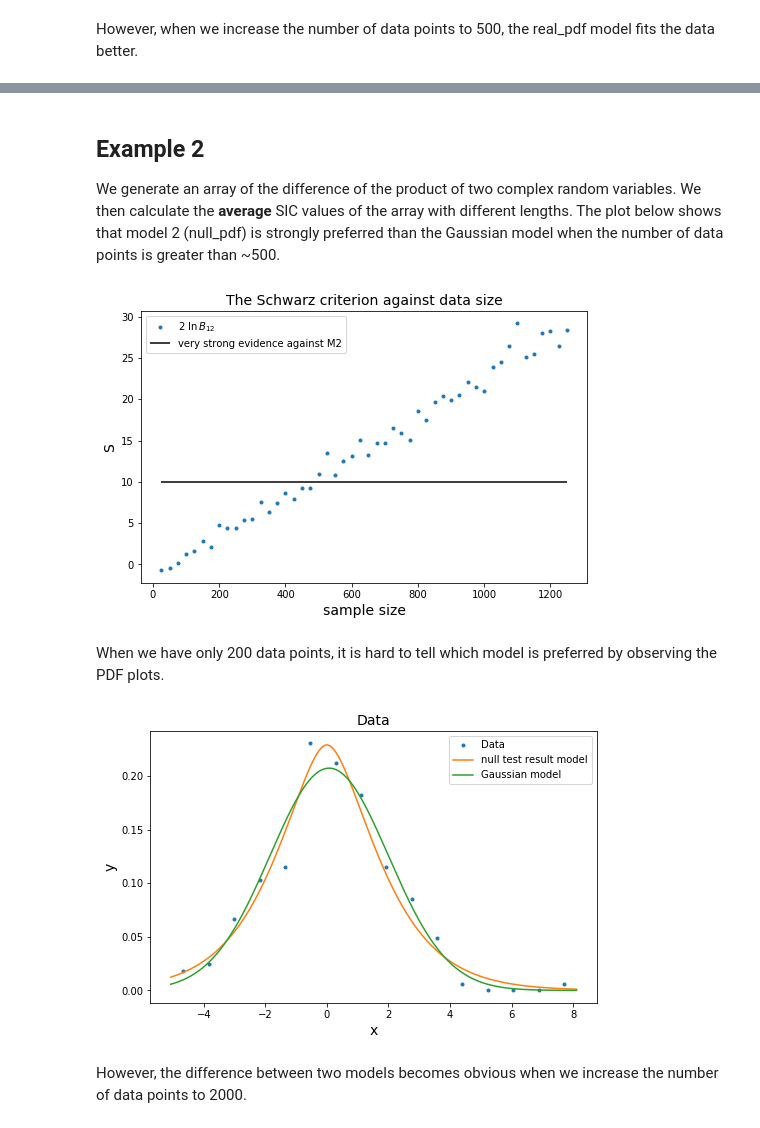
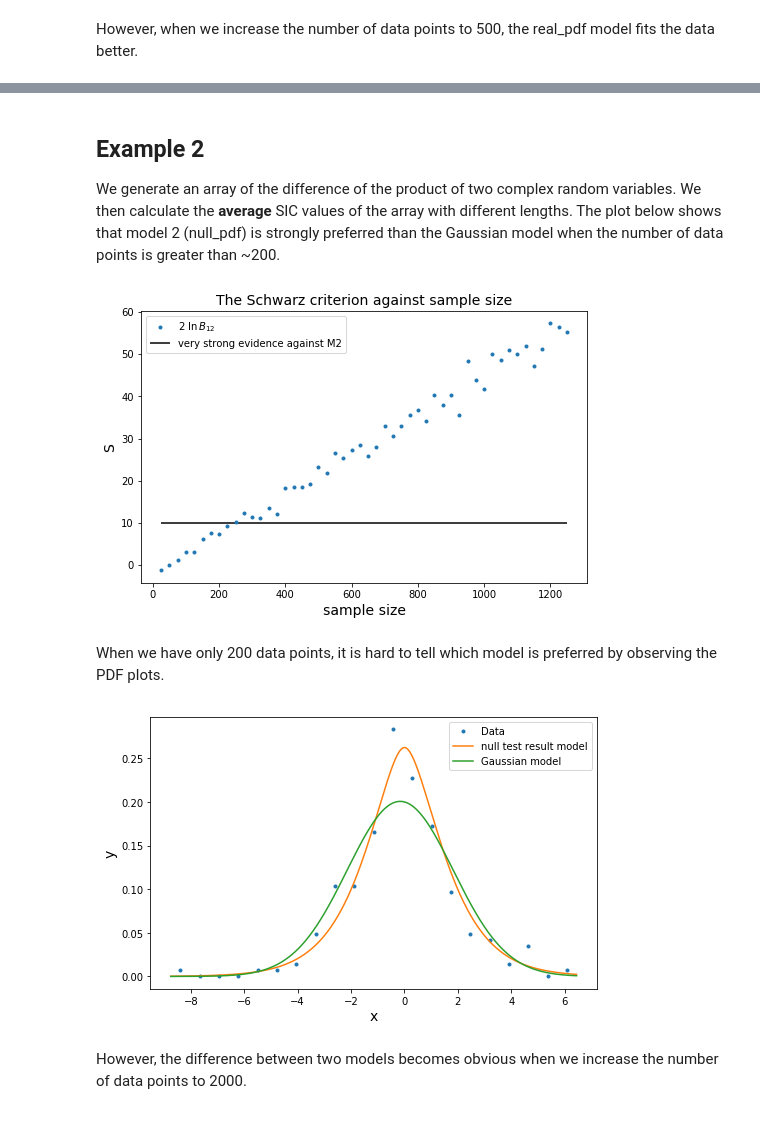
Before and after one commit to acliu/mcgill_sandbox, a Jupyter notebook: dixin/BIC_bayes_factor.ipynb, the cells around one changed output, grey strips where cells are left out. Cells and saved outputs as stored; diff of their text form; code cells hidden in the pictures.

```diff
--- a/dixin/BIC_bayes_factor.ipynb
+++ b/dixin/BIC_bayes_factor.ipynb
@@ -168,38 +166,38 @@ plt.show()
 # %% [markdown]
 ## Example 2
 
-We generate an array of the difference of the product of two complex random variables. We then calculate the **average** SIC values of the array with different lengths. The plot below shows that model 2 (null_pdf) is strongly preferred than the Gaussian model when the number of data points is greater than ~500.
+We generate an array of the difference of the product of two complex random variables. We then calculate the **average** SIC values of the array with different lengths. The plot below shows that model 2 (null_pdf) is strongly preferred than the Gaussian model when the number of data points is greater than ~200.
 # %%
 bics = []
 size = []
 for i in range(50):
     b = []
     for j in range(50):
         if i == 0:
             size.append(50+50*j)
         x1 = np.random.normal(size=(2, size[j])).view(np.complex128)
         z1 = x1[0, :] * x1[1, :]
 
         x2 = np.random.normal(size=(2, size[j])).view(np.complex128)
         z2 = x2[0, :] * x2[1, :]
 
         n = z1.real-z2.real
 
-        b.append(bic(n, null_pdf, 'norm'))
+        b.append(bayes_factor_approx(n, null_pdf, 'norm'))
     bics.append(b)
 size = np.asarray(size)/2
 bics = np.mean(bics, axis=0)
 
 plt.figure(figsize=(8, 5))
 plt.plot(size, bics, '.', label="2 $\ln\,{B_{12}}$")
 plt.hlines(10, size[0], size[-1], label="very strong evidence against M2")
 plt.xlabel("sample size", fontsize=14)
 plt.ylabel("S", fontsize=14)
-plt.title("The Schwarz criterion against data size", fontsize=14)
+plt.title("The Schwarz criterion against sample size", fontsize=14)
 plt.legend(loc='best', fontsize=10)
 plt.show()
 # %% [output]
-[figure, old version]
+[figure, new version]
 # %% [markdown]
 When we have only 200 data points, it is hard to tell which model is preferred by observing the PDF plots.
 # %%
@@ -226,10 +224,9 @@ plt.plot(xfit, norm.pdf(xfit, mu, std), label='Gaussian model')
 plt.legend(loc='best', fontsize=10)
 plt.xlabel('x', fontsize=14)
 plt.ylabel('y', fontsize=14)
-plt.title("Data", fontsize=14)
 plt.show()
 # %% [output]
-[figure, old version]
+[figure, new version]
 # %% [markdown]
 However, the difference between two models becomes obvious when we increase the number of data points to 2000.
 # %%
```
Also changed, not shown: parts of 4 cells of this notebook.
